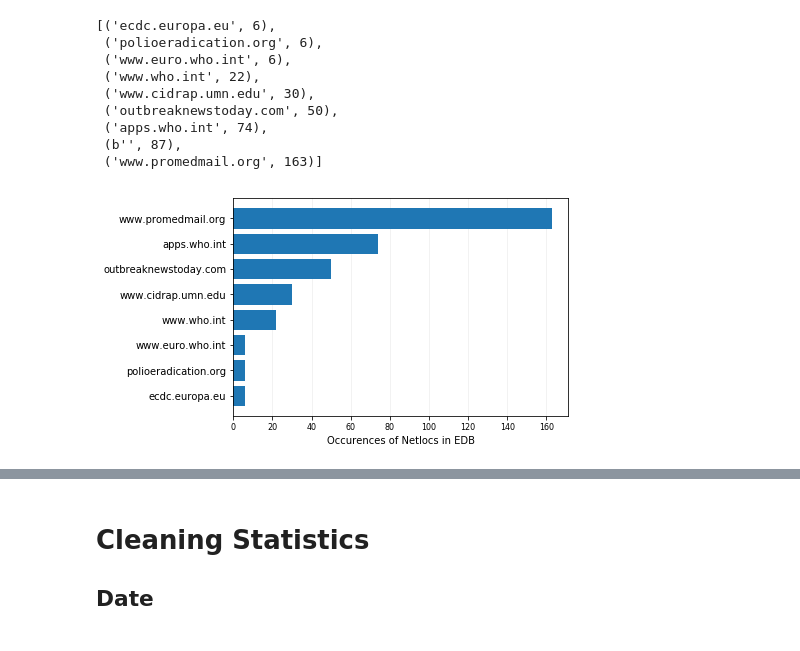
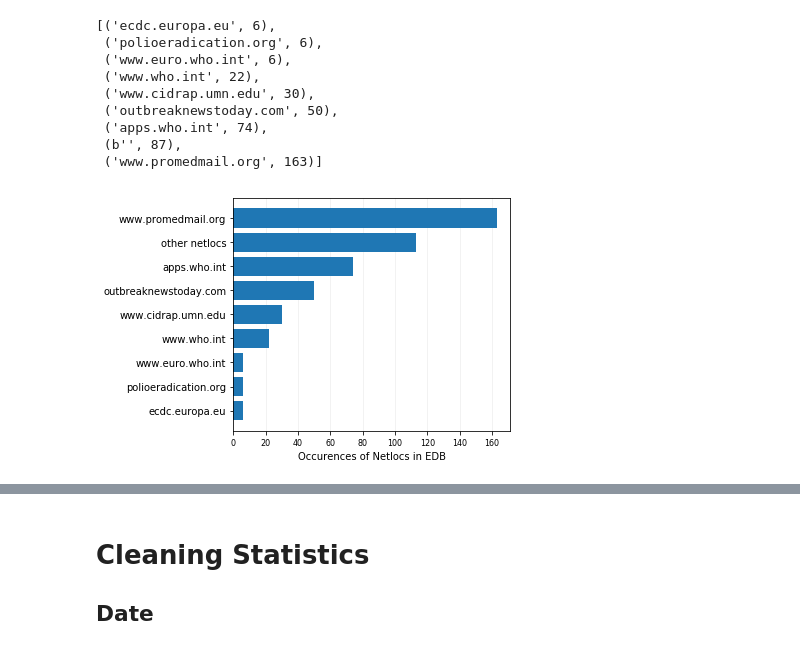
Before and after one commit to aauss/EventEpi, a Jupyter notebook: statistics.ipynb, the cells around one changed output, grey strips where cells are left out. Cells and saved outputs as stored; diff of their text form; code cells hidden in the pictures.

Commit message:
Add plots and results for thesis

```diff
--- a/statistics.ipynb
+++ b/statistics.ipynb
@@ -45,13 +45,22 @@ most_used_netlocs
  ('www.promedmail.org', 163)]
 # %%
 most_used_netlocs.remove((b'', 87))
+# %%
+# Calculate the rest
+other_netlocs = sum(i for _, i in sorted_netloc_occurence_tuples) - 87 - sum(i for _, i in most_used_netlocs)
+# %%
+most_used_netlocs.append(('other netlocs', other_netlocs))
+# %%
+most_used_netlocs = sorted(most_used_netlocs, key=itemgetter(1))
 # %%
 x = np.arange(len(most_used_netlocs))
 plt.barh(x, width=[t[1] for t in most_used_netlocs])
 plt.xlabel('Occurences of Netlocs in EDB', fontname='Times New Roman')
 plt.yticks(x, [t[0] for t in most_used_netlocs])
 plt.xticks(fontsize=8)
 plt.grid(which='both', axis='x', alpha=0.2)
 plt.rc('axes', axisbelow=True)
+plt.tight_layout()
+plt.savefig('netloc.pdf', format='pdf', frameon=False)
 # %% [output]
-[figure, old version]
+[figure, new version]
```
Also changed, not shown: parts of 1 cell of this notebook, 1 other file.
